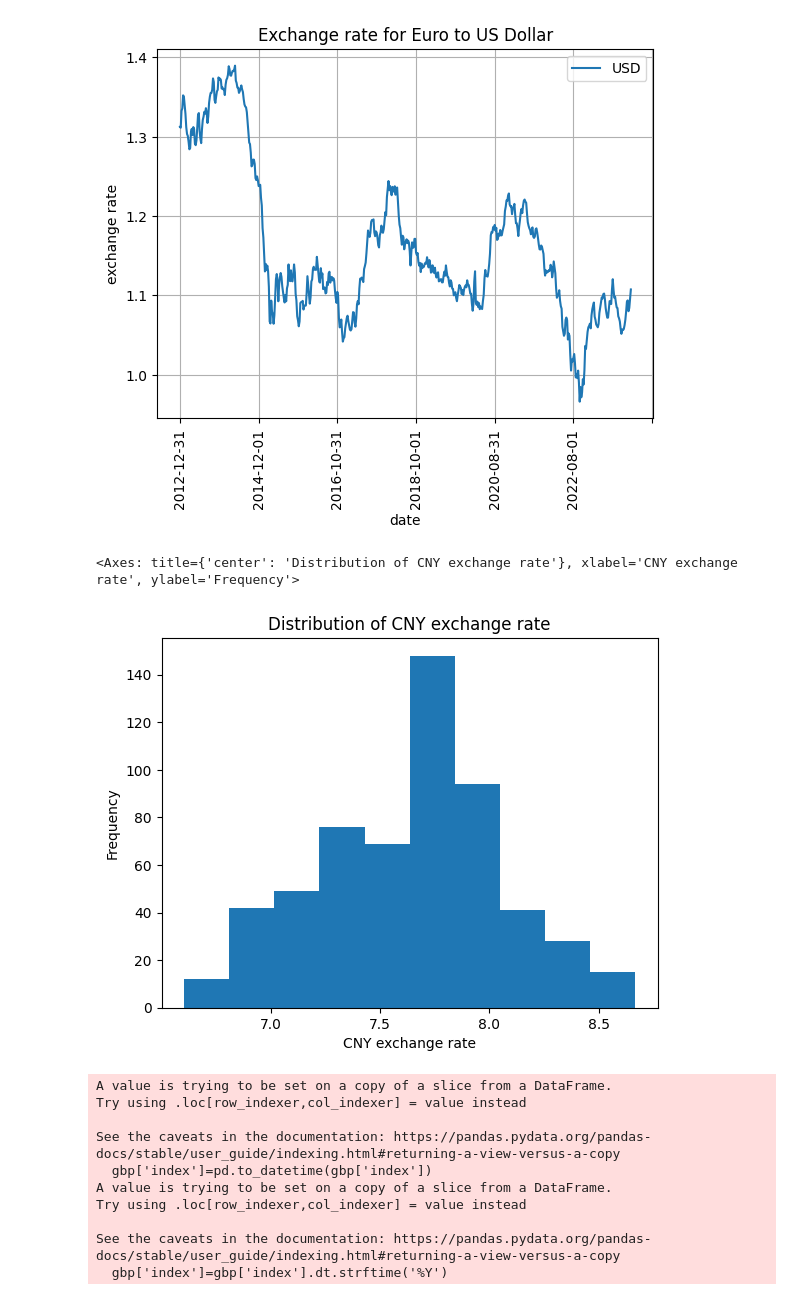
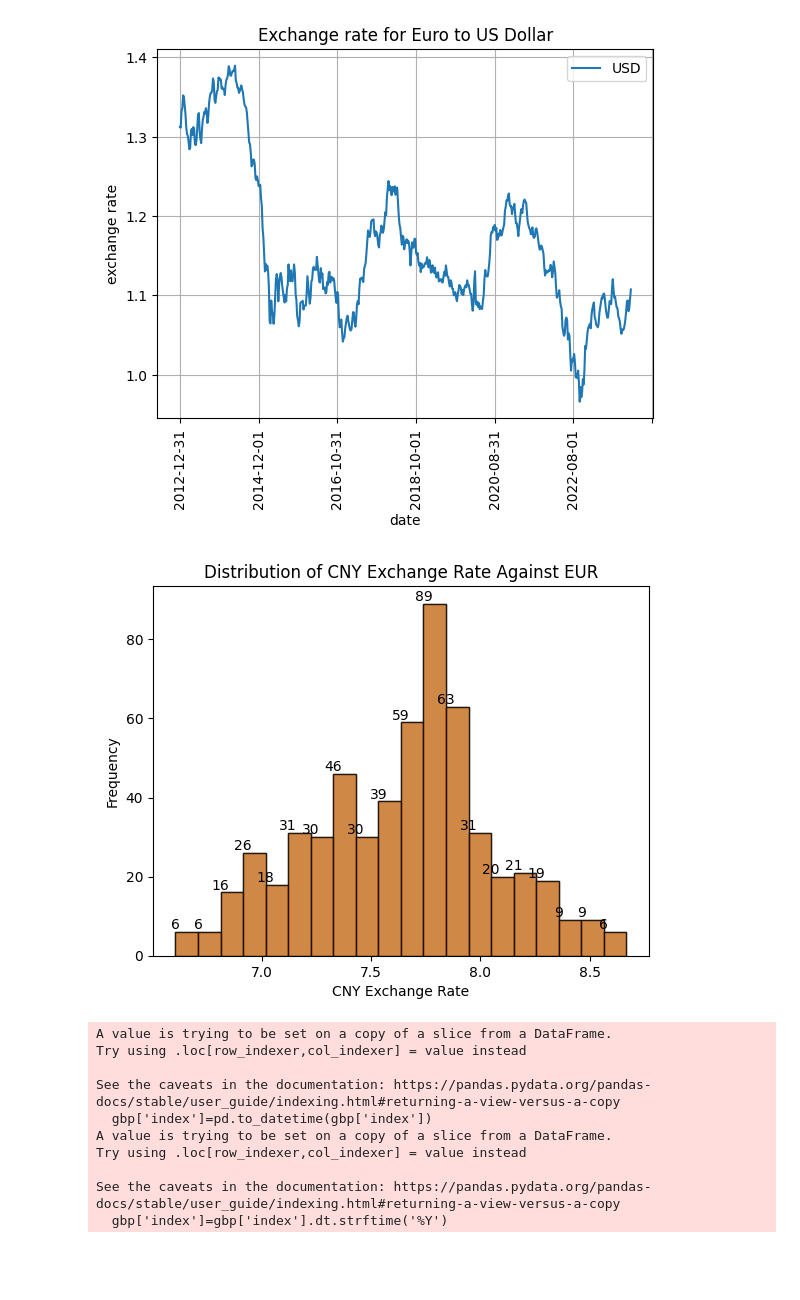
Before and after one commit to noemie-wanjiru/currency_exchange_analysis, a Jupyter notebook: currency_exchange_analysis.ipynb, the cells around one changed output. Saved outputs shown, nothing was run; the diff lists cells and outputs as text; code cells hidden in the pictures; blank space fills up the shorter version.

Commit message:
Redo plot to include data labels in the chart area (Distribution of CNY Exchange Rate Against EUR)

```diff
--- a/currency_exchange_analysis.ipynb
+++ b/currency_exchange_analysis.ipynb
@@ -44,11 +44,24 @@ usd=df[['index','USD']].set_index('index').sort_index(ascending=True).plot(title
 # %% [output]
 [figure]
 # %%
-# What is the distribution of exchange rates for the chines yuan CNY against the EUR
-df['CNY'].plot.hist(xlabel='CNY exchange rate', title='Distribution of CNY exchange rate')
+# Plot histogram
+plt.hist(df['CNY'], bins=20, edgecolor='black', alpha=0.7)  # Adjust number of bins as needed
+
+# Add labels and title
+plt.xlabel('CNY Exchange Rate')
+plt.ylabel('Frequency')
+plt.title('Distribution of CNY Exchange Rate Against EUR')
+
+# Add data labels (counts) to the histogram bars
+counts, edges, _ = plt.hist(df['CNY'], bins=20, edgecolor='black', alpha=0.7)
+for i, count in enumerate(counts):
+    if count > 0:
+        plt.text(edges[i], count, str(int(count)), ha='center', va='bottom')
+
+# Show plot
+plt.show()
 # %% [output]
-<Axes: title={'center': 'Distribution of CNY exchange rate'}, xlabel='CNY exchange rate', ylabel='Frequency'>
-[figure, old version]
+[figure, new version]
 # %%
 # Between Great british pound (GBP) and the japanexe yen (JPY) determine which country's currency is more volatile
 
```
